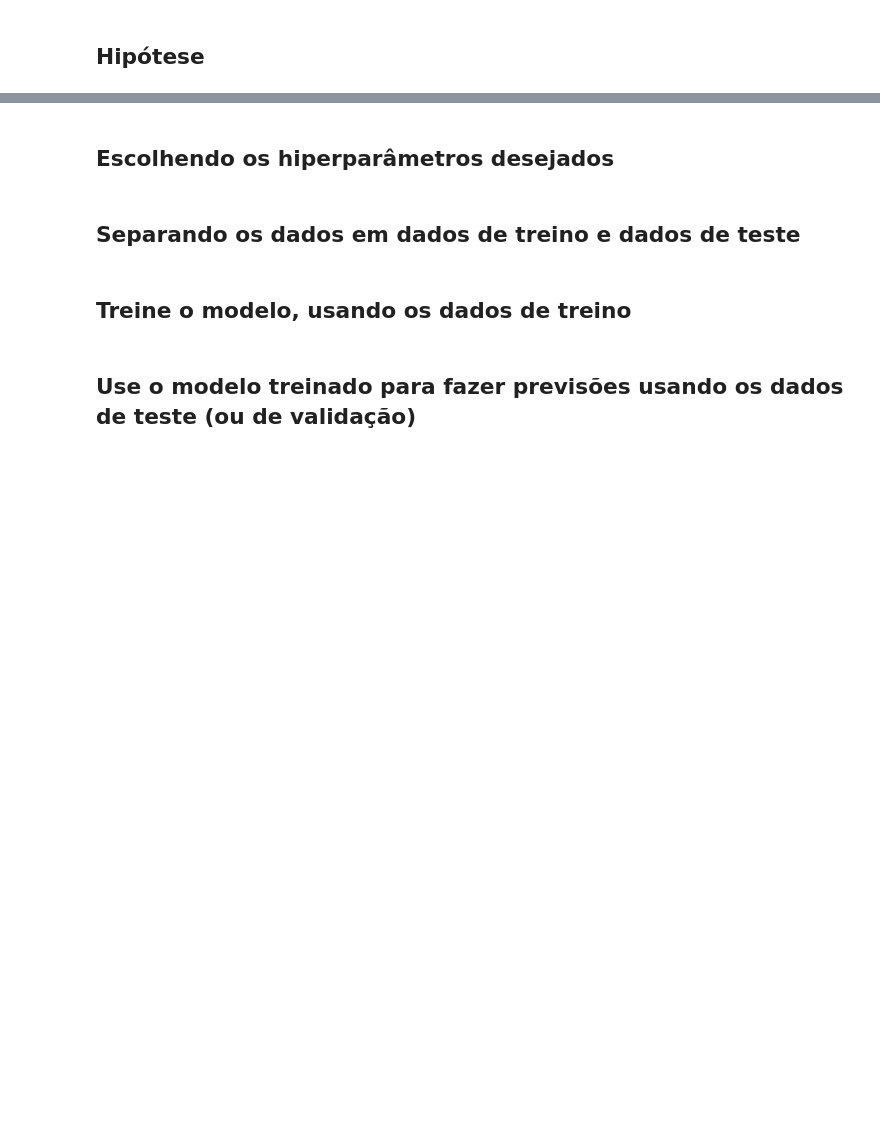
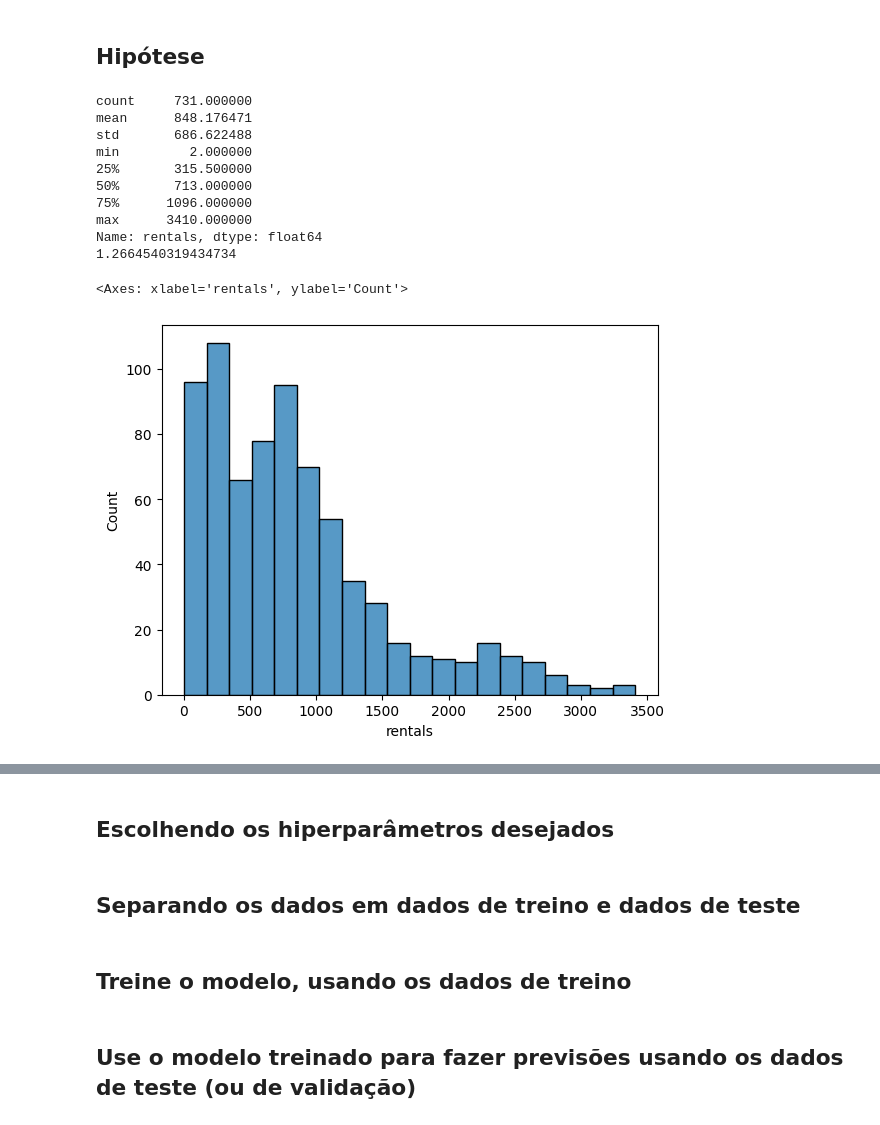
Before and after one commit to PeterRibs/bike_rental_analysis, a Jupyter notebook: Bike_Rental_Analysis.ipynb, the cells around one changed output, grey strips where cells are left out. Saved outputs shown, nothing was run; the diff lists cells and outputs as text; code cells hidden in the pictures; blank space fills up the shorter version.

```diff
--- a/Bike_Rental_Analysis.ipynb
+++ b/Bike_Rental_Analysis.ipynb
@@ -12,7 +12,7 @@ from scipy.stats import shapiro
 # %% [markdown]
 ## Importando o dataframe
 # %%
-dataframe = pd.read_csv("")
+dataframe = pd.read_csv("daily-bike-share.csv")
 # %% [markdown]
 ## Explorando o dataframe
 # %%
@@ -31,2 +90,24 @@ nulos
 # %% [markdown]
 ## Hipótese
+# %%
+# Nosso Target
+print( dataframe['rentals'].describe() )
+
+# Calcule a assimetria
+print( dataframe['rentals'].skew() )
+
+
+sns.histplot(data=dataframe, x='rentals')
+# %% [output]
+count     731.000000
+mean      848.176471
+std       686.622488
+min         2.000000
+25%       315.500000
+50%       713.000000
+75%      1096.000000
+max      3410.000000
+Name: rentals, dtype: float64
+1.2664540319434734
+<Axes: xlabel='rentals', ylabel='Count'>
+[figure, added]
```
Also changed, not shown: parts of 7 cells of this notebook, 1 other file.
